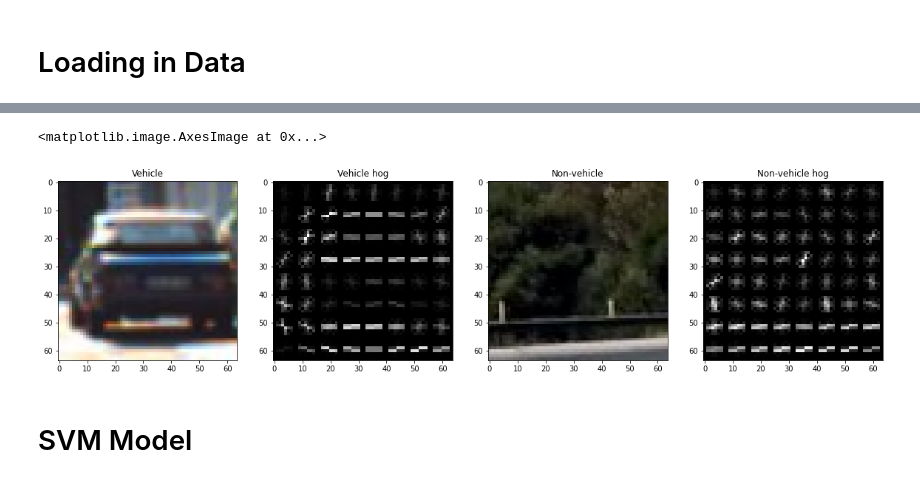
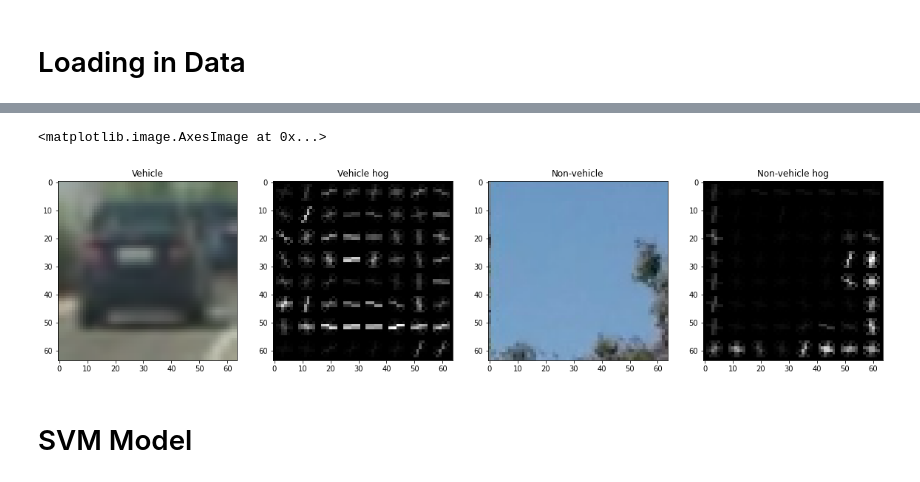
Before and after one commit to srianumakonda/Advanced-Lane-Detection-and-Object-Detection, a Jupyter notebook: object_detection.ipynb, the cells around one changed output, grey strips where cells are left out. Saved outputs shown, nothing was run; the diff lists cells and outputs as text; code cells hidden in the pictures.

```diff
--- a/object_detection.ipynb
+++ b/object_detection.ipynb
@@ -192,15 +20,13 @@ def draw_boxes(img, bboxes, color=(0, 0, 255), thick=6):
 # %% [markdown]
 # Loading in Data
-# %%
-cars = []
-notcars = []
-
-for img in os.listdir("./vehicles_smallset/"):
-    cars.append("./vehicles_smallset/"+img)
-
-for img in os.listdir("./non-vehicles_smallset/"):
-    notcars.append("./non-vehicles_smallset/"+img)
-
-# sample_size = 500
-# cars = cars[0:sample_size]
-# notcars = notcars[0:sample_size]
+# %%
+def grab_files(root):
+    dataset = []
+    for path, dirs, files in os.walk(root):
+        for file in files:
+            if '.DS_Store' not in file:
+                dataset.append(os.path.join(path, file))
+    return dataset
+# %%
+cars = grab_files("./vehicles")
+notcars = grab_files("./non-vehicles")
@@ -248,22 +197,22 @@ Text(0.5, 1.0, 'Non-car Spatial features')
 # %%
-car1 = cv2.cvtColor(cv2.imread("vehicles_smallset/1.jpeg"),cv2.COLOR_BGR2RGB)
-not_car1 = cv2.cvtColor(cv2.imread("non-vehicles_smallset/extra00_112.jpeg"),cv2.COLOR_BGR2RGB)
+car1 = cv2.cvtColor(cv2.imread(cars[0]),cv2.COLOR_BGR2RGB)
+not_car1 = cv2.cvtColor(cv2.imread(notcars[0]),cv2.COLOR_BGR2RGB)
 
 _, hog1 = get_hog_features(car1, orient, pix_per_cell, cell_per_block, vis=True, feature_vec=True)
 _, hog2 = get_hog_features(not_car1, orient, pix_per_cell, cell_per_block, vis=True, feature_vec=True)
 
 f, (ax1, ax2, ax3, ax4) = plt.subplots(1, 4, figsize=(20,10))
 ax1.set_title('Vehicle')
 ax1.imshow(car1, cmap='gray')
 ax2.set_title('Vehicle hog')
 ax2.imshow(hog1, cmap='gray')
 ax3.set_title('Non-vehicle')
 ax3.imshow(not_car1, cmap='gray')
 ax4.set_title('Non-vehicle hog')
 ax4.imshow(hog2, cmap='gray')
 # %% [output]
 <matplotlib.image.AxesImage at 0x...>
-[figure, old version]
+[figure, new version]
 # %% [markdown]
 # SVM Model
 # %%
```
Also changed, not shown: parts of 27 cells of this notebook, 18 other files.
